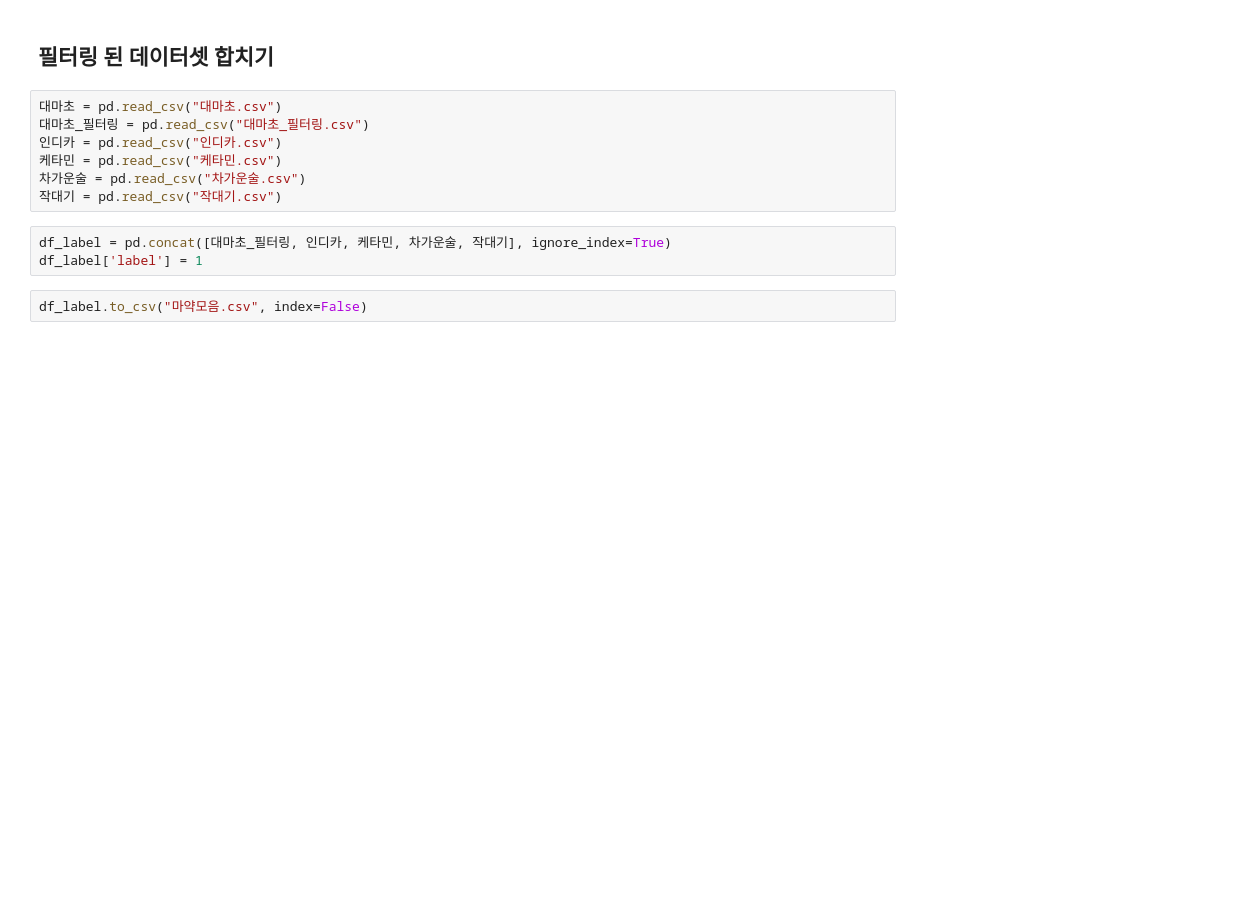
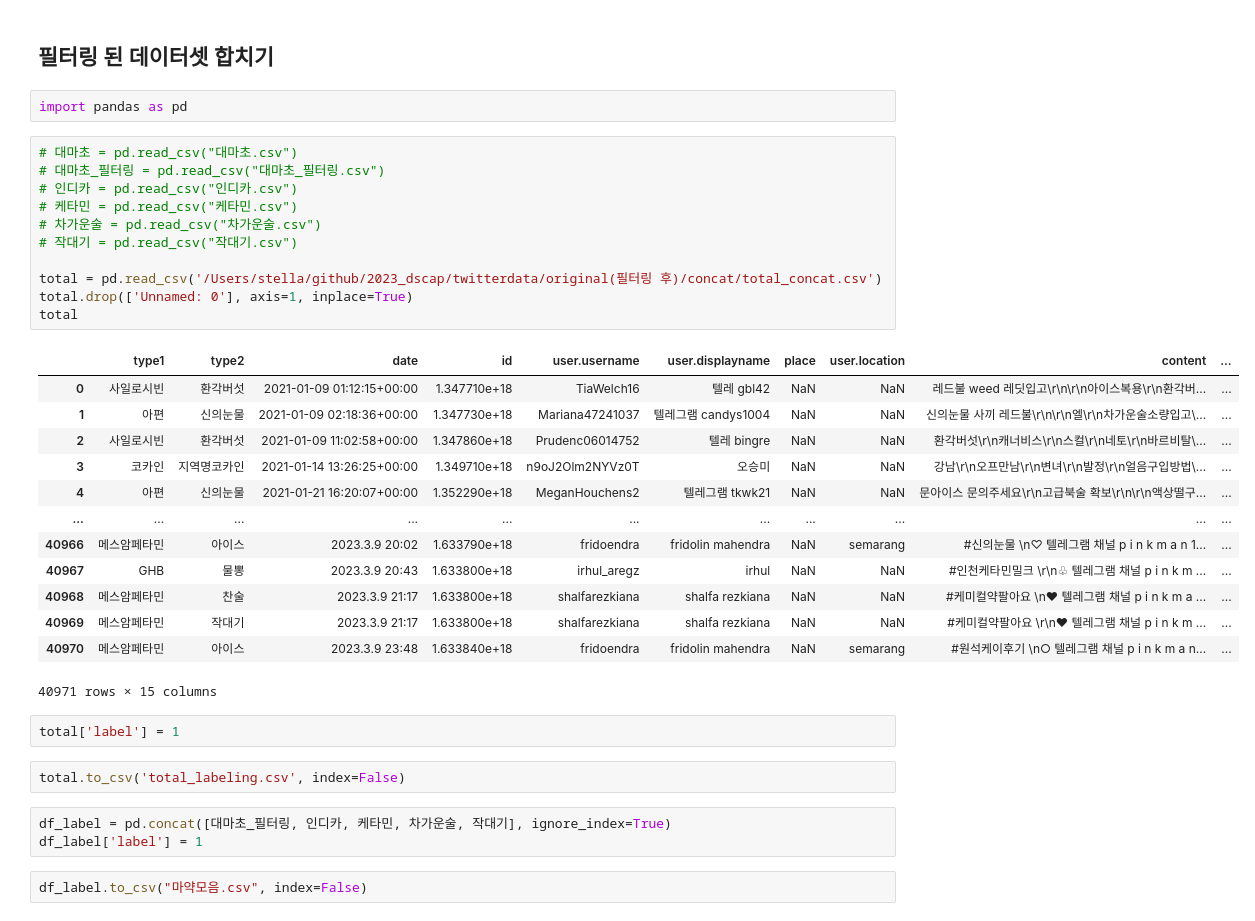
Before and after one commit to yujinkimmn/2023_dscap, a Jupyter notebook: twitterdata/labeling/labeling.ipynb, the cells around one changed output. Saved outputs shown, nothing was run; the diff lists cells and outputs as text; blank space fills up the shorter version.

Commit message:
total 데이터에 대해

```diff
--- a/twitterdata/labeling/labeling.ipynb
+++ b/twitterdata/labeling/labeling.ipynb
@@ -1,12 +1,36 @@
 # %% [markdown]
 ## 필터링 된 데이터셋 합치기
+# %%
+import pandas as pd
 # %%
-대마초 = pd.read_csv("대마초.csv")
-대마초_필터링 = pd.read_csv("대마초_필터링.csv")
-인디카 = pd.read_csv("인디카.csv")
-케타민 = pd.read_csv("케타민.csv")
-차가운술 = pd.read_csv("차가운술.csv")
-작대기 = pd.read_csv("작대기.csv")
+# 대마초 = pd.read_csv("대마초.csv")
+# 대마초_필터링 = pd.read_csv("대마초_필터링.csv")
+# 인디카 = pd.read_csv("인디카.csv")
+# 케타민 = pd.read_csv("케타민.csv")
+# 차가운술 = pd.read_csv("차가운술.csv")
+# 작대기 = pd.read_csv("작대기.csv")
+
+total = pd.read_csv('/Users/stella/github/2023_dscap/twitterdata/original(필터링 후)/concat/total_concat.csv')
+total.drop(['Unnamed: 0'], axis=1, inplace=True)
+total
+# %% [output]
+|  | type1 | type2 | date | id | user.username | user.displayname | place | user.location | content | ... |
+| 0 | 사일로시빈 | 환각버섯 | 2021-01-09 01:12:15+00:00 | 1.347710e+18 | TiaWelch16 | 텔레 gbl42 | NaN | NaN | 레드불 weed 레딧입고\r\n\r\n아이스복용\r\n환각버... | ... |
+| 1 | 아편 | 신의눈물 | 2021-01-09 02:18:36+00:00 | 1.347730e+18 | Mariana47241037 | 텔레그램 candys1004 | NaN | NaN | 신의눈물 사끼 레드불\r\n\r\n엘\r\n차가운술소량입고\... | ... |
+| 2 | 사일로시빈 | 환각버섯 | 2021-01-09 11:02:58+00:00 | 1.347860e+18 | Prudenc06014752 | 텔레 bingre | NaN | NaN | 환각버섯\r\n캐너비스\r\n스컬\r\n네토\r\n바르비탈\... | ... |
+| 3 | 코카인 | 지역명코카인 | 2021-01-14 13:26:25+00:00 | 1.349710e+18 | n9oJ2Olm2NYVz0T | 오승미 | NaN | NaN | 강남\r\n오프만남\r\n변녀\r\n발정\r\n얼음구입방법\... | ... |
+| 4 | 아편 | 신의눈물 | 2021-01-21 16:20:07+00:00 | 1.352290e+18 | MeganHouchens2 | 텔레그램 tkwk21 | NaN | NaN | 문아이스 문의주세요\r\n고급북술 확보\r\n\r\n액상떨구... | ... |
+| ... | ... | ... | ... | ... | ... | ... | ... | ... | ... | ... |
+| 40966 | 메스암페타민 | 아이스 | 2023.3.9 20:02 | 1.633790e+18 | fridoendra | fridolin mahendra | NaN | semarang | #신의눈물 \n♡ 텔레그램 채널 p i n k m a n 1... | ... |
+| 40967 | GHB | 물뽕 | 2023.3.9 20:43 | 1.633800e+18 | irhul_aregz | irhul | NaN | NaN | #인천케타민밀크 \r\n♧ 텔레그램 채널 p i n k m ... | ... |
+| 40968 | 메스암페타민 | 찬술 | 2023.3.9 21:17 | 1.633800e+18 | shalfarezkiana | shalfa rezkiana | NaN | NaN | #케미컬약팔아요 \n♥ 텔레그램 채널 p i n k m a ... | ... |
+| 40969 | 메스암페타민 | 작대기 | 2023.3.9 21:17 | 1.633800e+18 | shalfarezkiana | shalfa rezkiana | NaN | NaN | #케미컬약팔아요 \r\n♥ 텔레그램 채널 p i n k m ... | ... |
+| 40970 | 메스암페타민 | 아이스 | 2023.3.9 23:48 | 1.633840e+18 | fridoendra | fridolin mahendra | NaN | semarang | #원석케이후기 \n○ 텔레그램 채널 p i n k m a n... | ... |
+40971 rows × 15 columns
+# %%
+total['label'] = 1
+# %%
+total.to_csv('total_labeling.csv', index=False)
 # %%
 df_label = pd.concat([대마초_필터링, 인디카, 케타민, 차가운술, 작대기], ignore_index=True)
 df_label['label'] = 1
```
Also changed, not shown: parts of 18 cells of this notebook.
